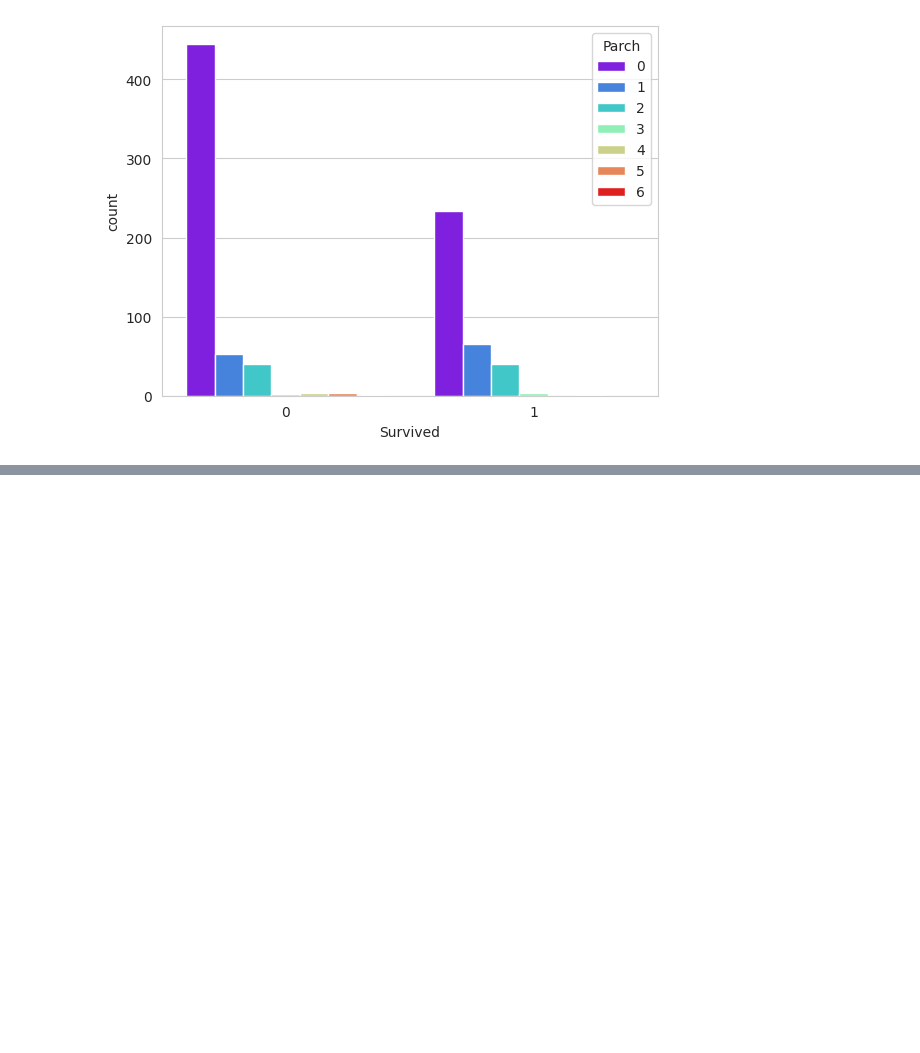
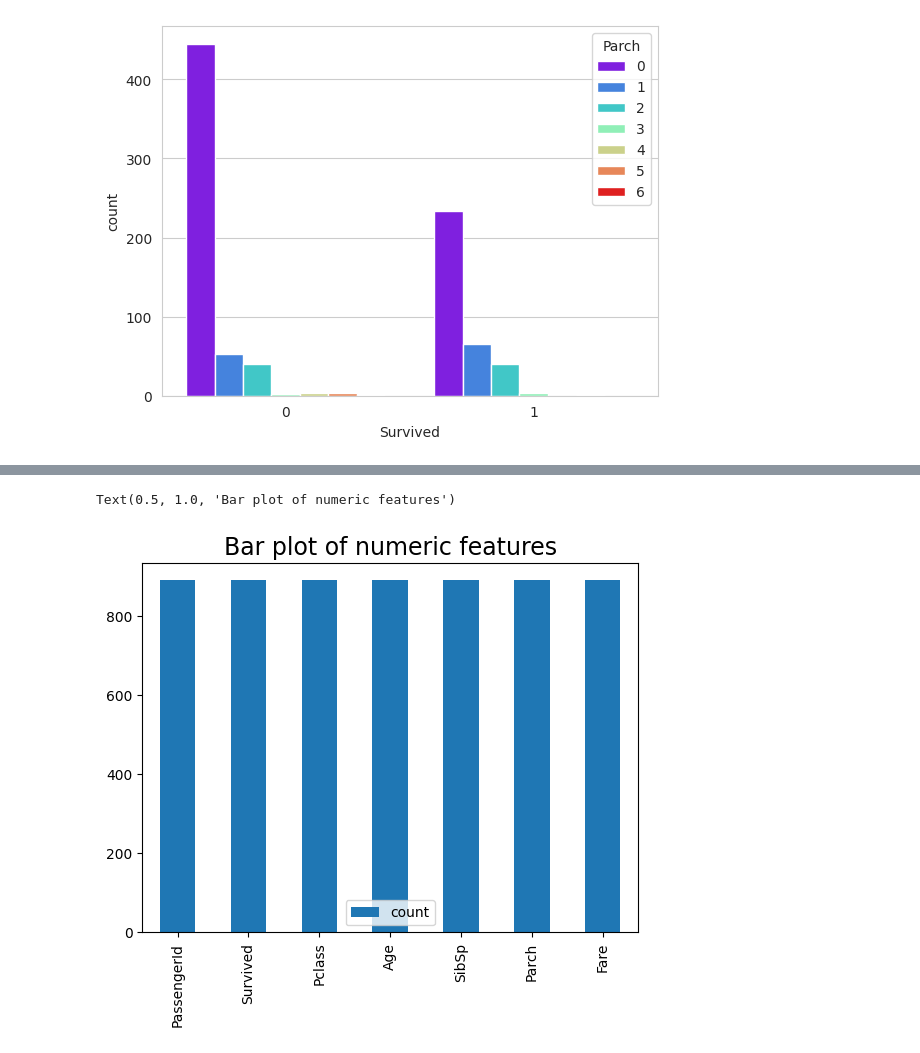
Before and after one commit to 2303A51160/AIML-2303BT17-18, a Jupyter notebook: AIML_A5.ipynb, the cells around one changed output, grey strips where cells are left out. Drawn from its saved outputs; the diff is of its cells as text; code cells hidden in the pictures; blank space fills up the shorter version.

```diff
--- a/AIML_A5.ipynb
+++ b/AIML_A5.ipynb
@@ -119,0 +119,26 @@ Text(0.5, 0, 'Passenger class')
+# %%
+a=list(f_class_Age['Age'])
+
+def impute_age(cols):
+    Age = cols[0]
+    Pclass = cols[1]
+
+    if pd.isnull(Age):
+        if Pclass == 1:
+            return a[0]
+        elif Pclass == 2:
+            return a[1]
+        else:
+            return a[2]
+    else:
+        return Age
+# %%
+train['Age'] = train[['Age','Pclass']].apply(impute_age,axis=1)
+d=train.describe()
+
+dT=d.T
+dT.plot.bar(y='count')
+plt.title("Bar plot of numeric features",fontsize=17)
+# %% [output]
+Text(0.5, 1.0, 'Bar plot of numeric features')
+[figure, added]
```
Also changed, not shown: parts of 11 cells of this notebook.
